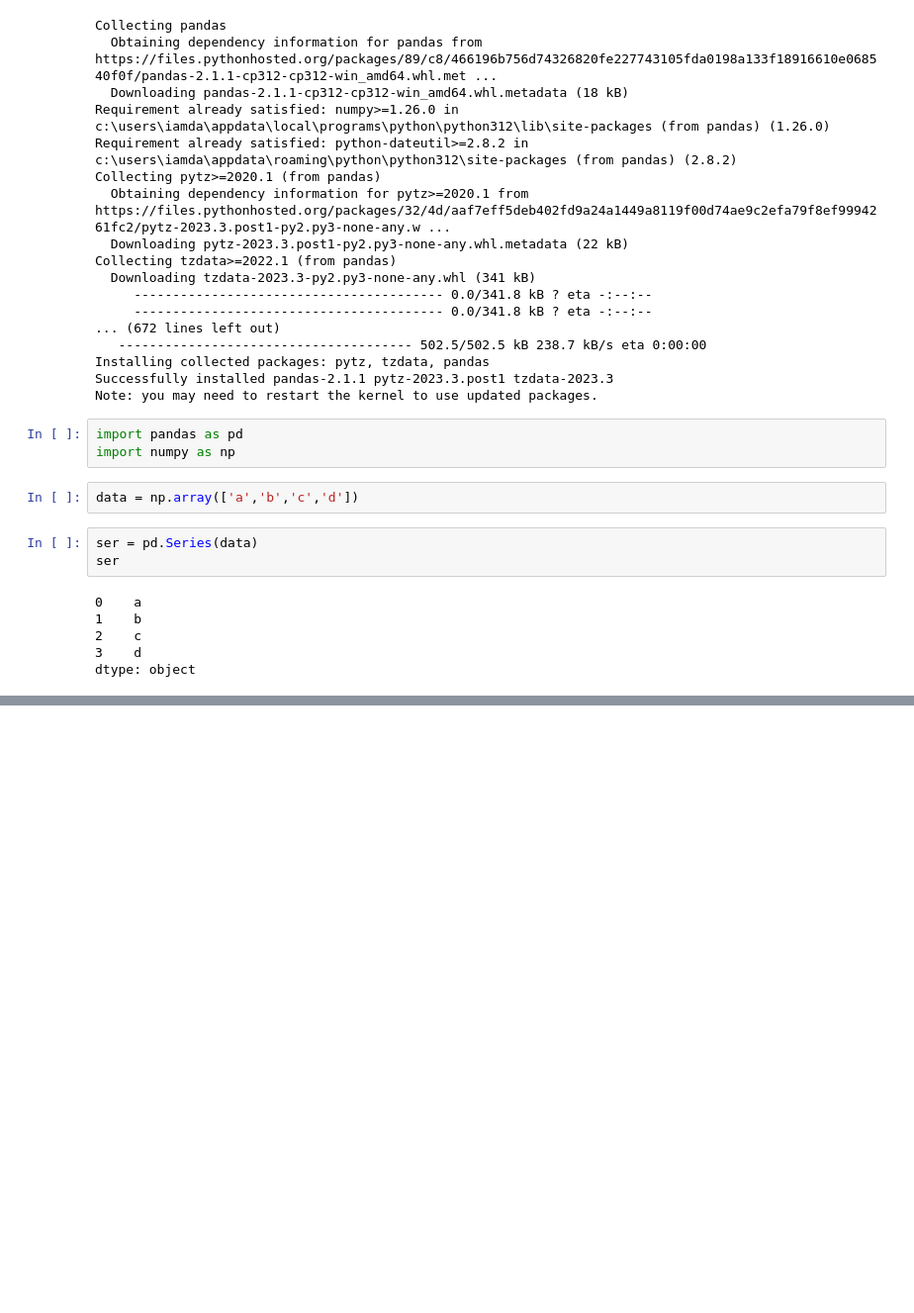
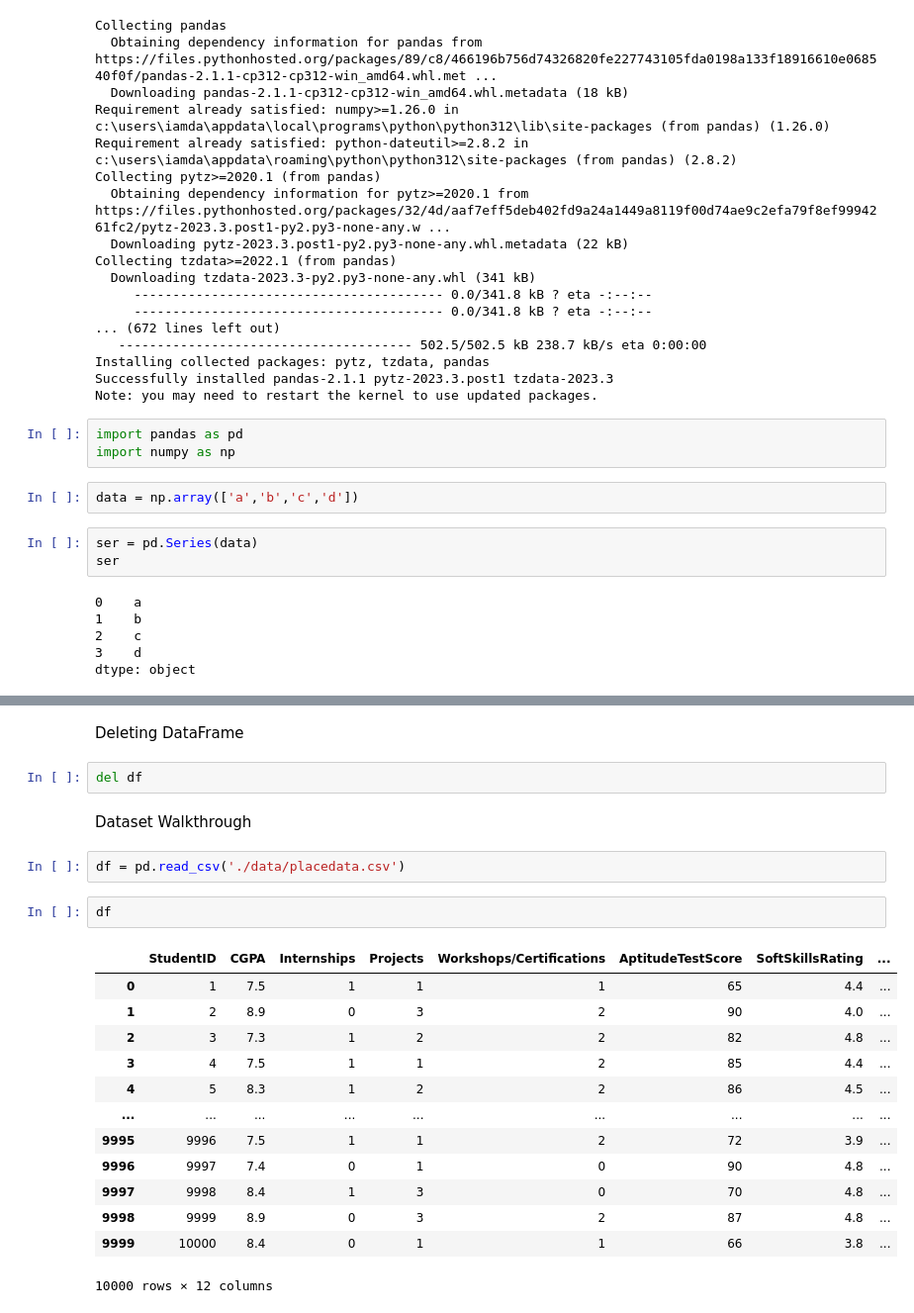
Before and after one commit to ayyesu/data-science_journey, a Jupyter notebook: pandas.ipynb, the cells around one changed output, grey strips where cells are left out. Shown at 99% size. Cells and saved outputs as stored; diff of their text form; blank space fills up the shorter version.

Commit message:
studied pandas dataframe

```diff
--- a/pandas.ipynb
+++ b/pandas.ipynb
@@ -34,0 +58,24 @@ dtype: object
+# %% [markdown]
+Deleting DataFrame
+# %%
+del df
+# %% [markdown]
+Dataset Walkthrough
+# %%
+df = pd.read_csv('./data/placedata.csv')
+# %%
+df
+# %% [output]
+|  | StudentID | CGPA | Internships | Projects | Workshops/Certifications | AptitudeTestScore | SoftSkillsRating | ... |
+| 0 | 1 | 7.5 | 1 | 1 | 1 | 65 | 4.4 | ... |
+| 1 | 2 | 8.9 | 0 | 3 | 2 | 90 | 4.0 | ... |
+| 2 | 3 | 7.3 | 1 | 2 | 2 | 82 | 4.8 | ... |
+| 3 | 4 | 7.5 | 1 | 1 | 2 | 85 | 4.4 | ... |
+| 4 | 5 | 8.3 | 1 | 2 | 2 | 86 | 4.5 | ... |
+| ... | ... | ... | ... | ... | ... | ... | ... | ... |
+| 9995 | 9996 | 7.5 | 1 | 1 | 2 | 72 | 3.9 | ... |
+| 9996 | 9997 | 7.4 | 0 | 1 | 0 | 90 | 4.8 | ... |
+| 9997 | 9998 | 8.4 | 1 | 3 | 0 | 70 | 4.8 | ... |
+| 9998 | 9999 | 8.9 | 0 | 3 | 2 | 87 | 4.8 | ... |
+| 9999 | 10000 | 8.4 | 0 | 1 | 1 | 66 | 3.8 | ... |
+10000 rows × 12 columns
```
Also changed, not shown: parts of 6 cells of this notebook, 1 other file.
